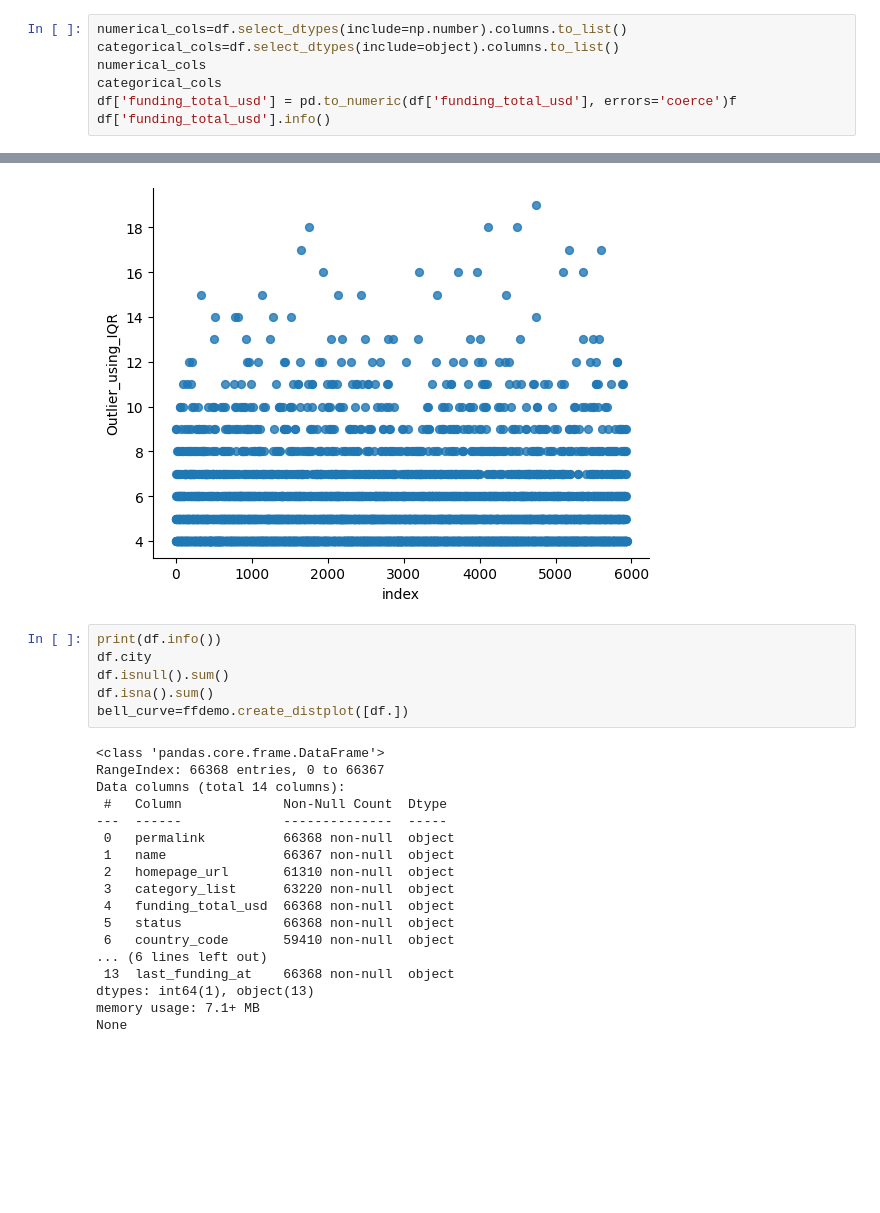
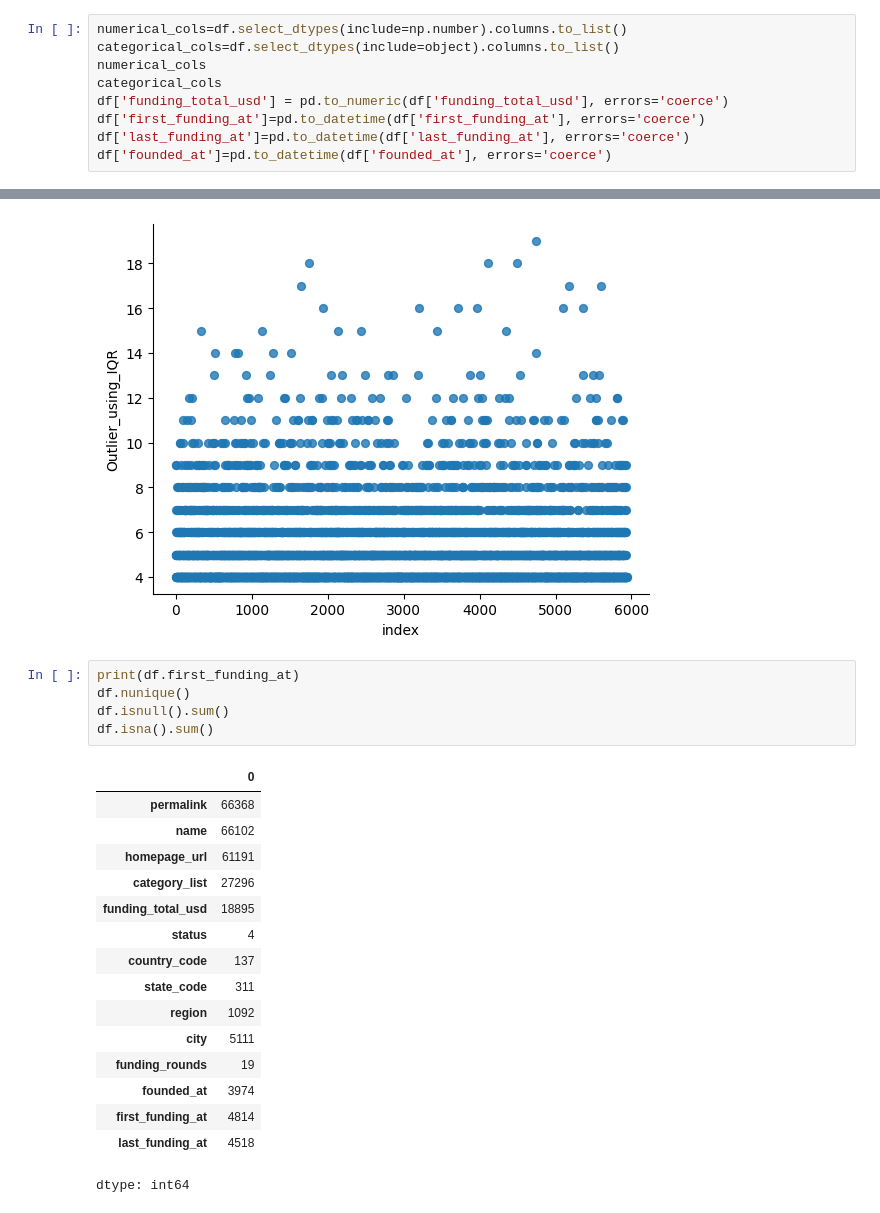
Before and after one commit to inder-dev-pro/EDA-Mark_Keith, a Jupyter notebook: Startup_Prediction.ipynb, the cells around one changed output, grey strips where cells are left out. Saved outputs shown, nothing was run; the diff lists cells and outputs as text; blank space fills up the shorter version.

```diff
--- a/Startup_Prediction.ipynb
+++ b/Startup_Prediction.ipynb
@@ -29,5 +25,7 @@ numerical_cols=df.select_dtypes(include=np.number).columns.to_list()
 categorical_cols=df.select_dtypes(include=object).columns.to_list()
 numerical_cols
 categorical_cols
-df['funding_total_usd'] = pd.to_numeric(df['funding_total_usd'], errors='coerce')f
-df['funding_total_usd'].info()
+df['funding_total_usd'] = pd.to_numeric(df['funding_total_usd'], errors='coerce')
+df['first_funding_at']=pd.to_datetime(df['first_funding_at'], errors='coerce')
+df['last_funding_at']=pd.to_datetime(df['last_funding_at'], errors='coerce')
+df['founded_at']=pd.to_datetime(df['founded_at'], errors='coerce')
@@ -171,26 +160,24 @@ plt.gca().spines[['top', 'right',]].set_visible(False)
 # %% [output]
 [figure]
 # %%
-print(df.info())
-df.city
+print(df.first_funding_at)
+df.nunique()
 df.isnull().sum()
 df.isna().sum()
-bell_curve=ffdemo.create_distplot([df.])
 # %% [output]
+|  | 0 |
+| permalink | 66368 |
+| name | 66102 |
+| homepage_url | 61191 |
+| category_list | 27296 |
+| funding_total_usd | 18895 |
+| status | 4 |
+| country_code | 137 |
+| state_code | 311 |
+| region | 1092 |
+| city | 5111 |
+| funding_rounds | 19 |
+| founded_at | 3974 |
+| first_funding_at | 4814 |
+| last_funding_at | 4518 |
-<class 'pandas.core.frame.DataFrame'>
-RangeIndex: 66368 entries, 0 to 66367
-Data columns (total 14 columns):
- #   Column             Non-Null Count  Dtype
----  ------             --------------  -----
- 0   permalink          66368 non-null  object
- 1   name               66367 non-null  object
- 2   homepage_url       61310 non-null  object
- 3   category_list      63220 non-null  object
- 4   funding_total_usd  66368 non-null  object
- 5   status             66368 non-null  object
- 6   country_code       59410 non-null  object
-... (6 lines left out)
- 13  last_funding_at    66368 non-null  object
-dtypes: int64(1), object(13)
-memory usage: 7.1+ MB
-None
+dtype: int64
```
Also changed, not shown: parts of 4 cells of this notebook.
